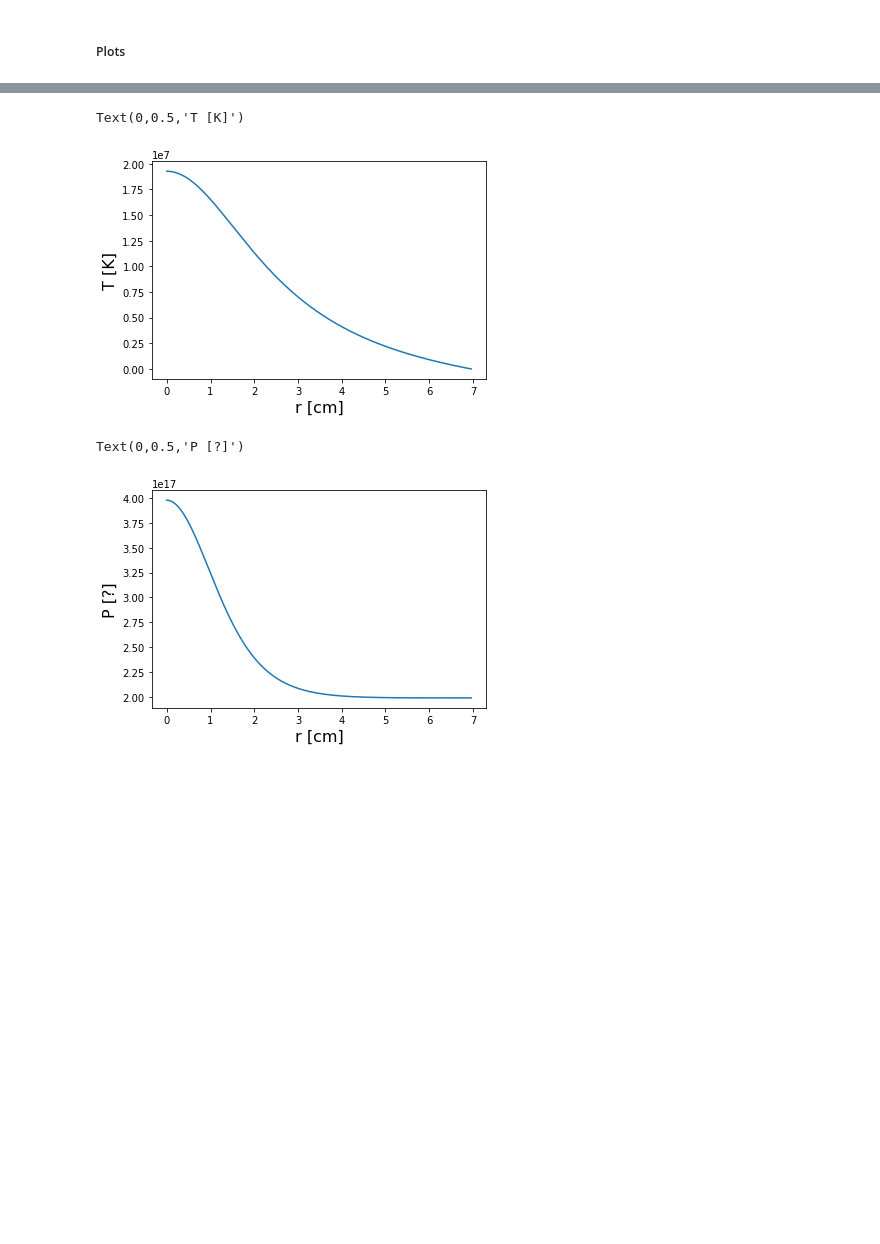
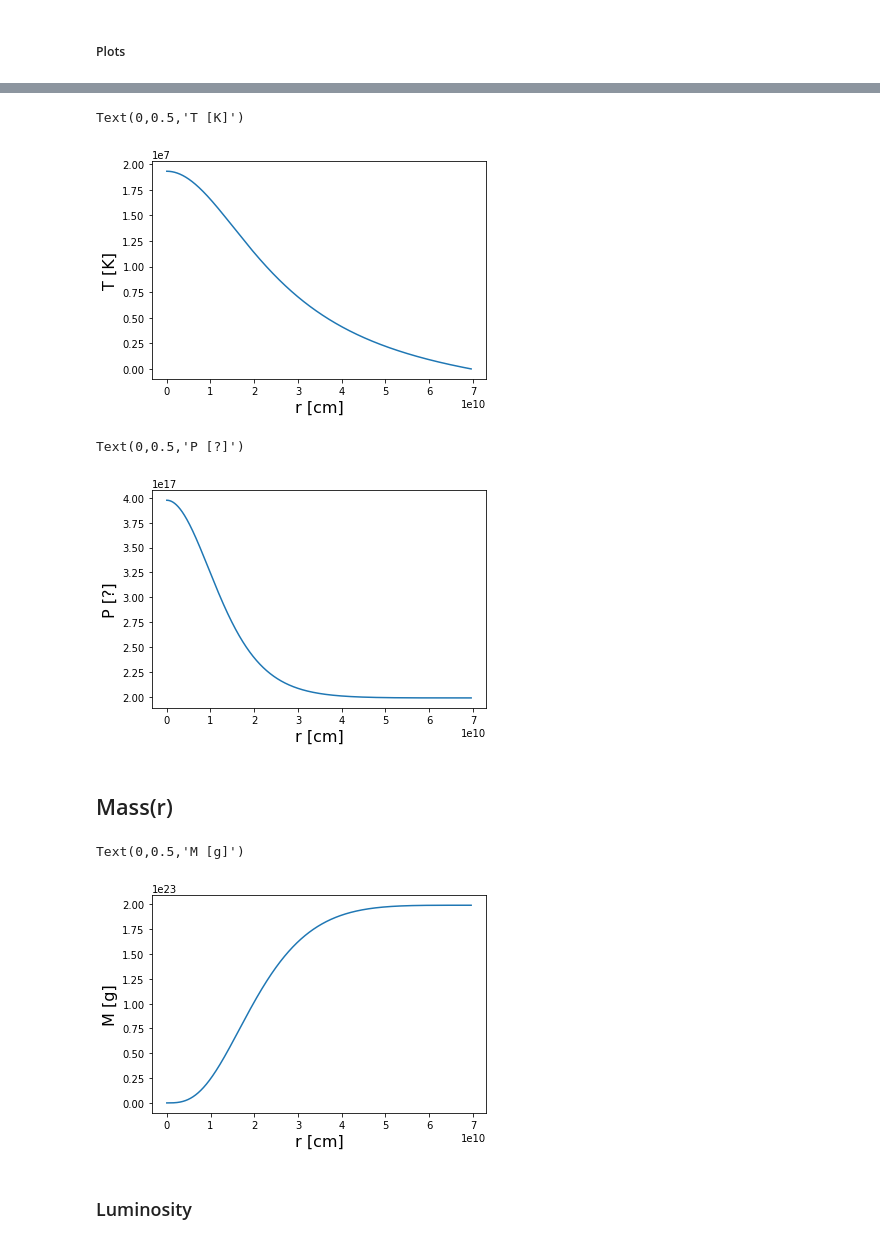
Before and after one commit to angelsmreyes/ISYA_2018_PolytropicModel, a Jupyter notebook: Polytropes.ipynb, the cells around one changed output, grey strips where cells are left out. Drawn from its saved outputs; the diff is of its cells as text; code cells hidden in the pictures; blank space fills up the shorter version.

```diff
--- a/Polytropes.ipynb
+++ b/Polytropes.ipynb
@@ -13,14 +13,19 @@ Msun = 1.989e33 #sun mass [g]
 Rsun = 6.96e10 #sun radius [cm]
 n = 3 #polytropic index
 Rho = 1.41 #sun mean density [g/cm^3]
-X = 0.7 #hydrogen percentual
-Y = 0.3 #helium percentual
-Z = 0.0 #metals percentual
+X = 0.70 #hydrogen percentual
+Y = 0.28 #helium percentual
+Z = 0.02 #metals percentual
 Mi = 1.0/(2.0*X + 0.75*Y + 0.5*Z) #
 R = 8.315e7 # [erg/K/g]
-T_EoS = 1.5e7 #
+#T_EoS = 1.5e7 #
 G = 6.67259e-8 #gravitational constant [cm3/g/s^2]
-step = 1e-6 #arbitrary step
+step = 1e-3 #arbitrary step
+kappa = 0.2*(1+X) #mean opacity [cm^2/g]
+c = 3e10 #light velocity [cm/s]
+sigma = 5.6704e-5 # radiation constant [erg/cm^2/s^1/K^4]
+mH = 1.6737236e-24 # mass of hydrogen [g]
+kb = 1.3807e-16 #Boltzmann's constant [cm^2 g s-2 K-1]
 # %% [markdown]
 ### Initial conditionals
 # %%
@@ -124,14 +111,34 @@ Text(0,0.5,'$\\rho\\ [gcm^{-3}]$')
+# %%
+for i in range(0,len(r)):
+    r[i] = r[i]*10**10
 # %%
 plt.plot(r[1:],T_r[1:])
 plt.xlabel('r [cm]',fontsize=16)
 plt.ylabel('T [K]',fontsize=16)
 # %% [output]
 Text(0,0.5,'T [K]')
-[figure, old version]
+[figure, new version]
 # %%
 plt.plot(r[1:],P_r[1:])
 plt.xlabel('r [cm]',fontsize=16)
 plt.ylabel('P [?]',fontsize=16)
 # %% [output]
 Text(0,0.5,'P [?]')
-[figure, old version]
+[figure, new version]
+# %% [markdown]
+## Mass(r)
+# %%
+M_r = [0,0]
+
+for i in range(0,len(rho_r)-1):
+    M_r[i+1] = (step/A)*4*math.pi*rho_r[i]*(r[i]**2) + M_r[i]
+    M_r.append(M_r[i+1])
+# %%
+plt.plot(r[:],M_r[:-1])
+plt.xlabel('r [cm]',fontsize=16)
+plt.ylabel('M [g]',fontsize=16)
+# %% [output]
+Text(0,0.5,'M [g]')
+[figure, added]
+# %% [markdown]
+### Luminosity
```
Also changed, not shown: parts of 11 cells of this notebook.
